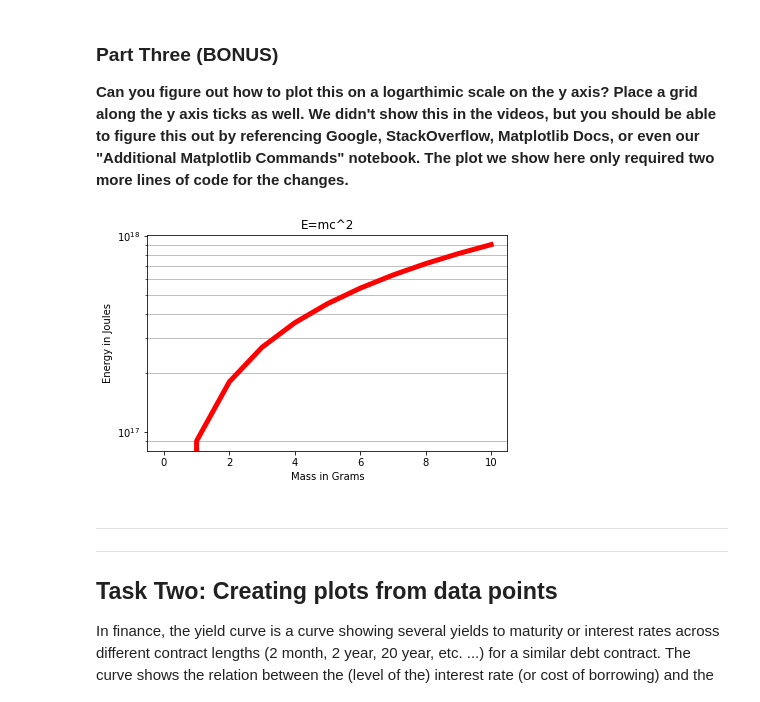
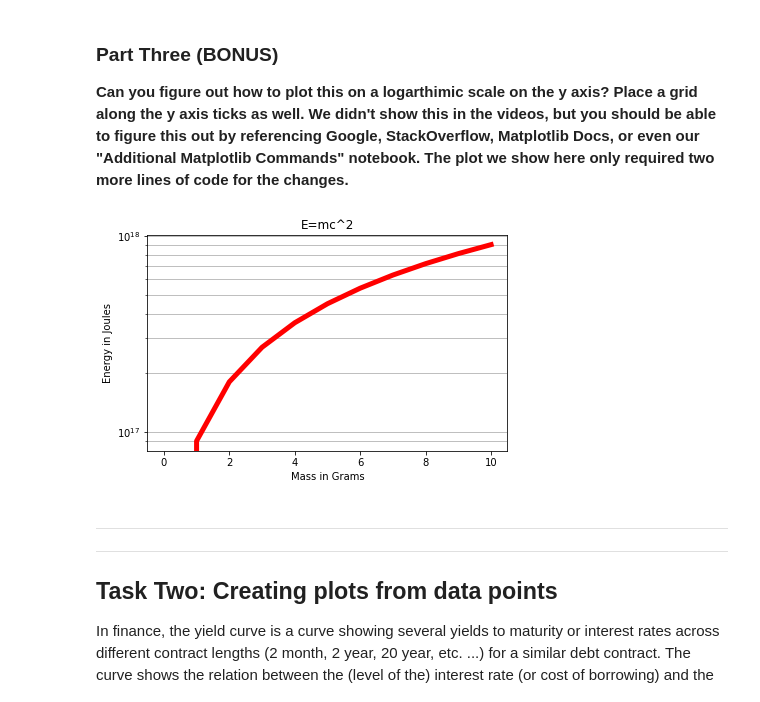
Before and after one commit to Denisse-AB/machine-learning, a Jupyter notebook: Matplotlib Exercises.ipynb, the cells around one changed output. Cells and saved outputs as stored; diff of their text form; code cells hidden in the pictures.

```diff
--- a/Matplotlib Exercises.ipynb
+++ b/Matplotlib Exercises.ipynb
@@ -37,8 +37,7 @@ m
 # %% [output]
 array([ 0.,  1.,  2.,  3.,  4.,  5.,  6.,  7.,  8.,  9., 10.])
 # %%
-c = 299792458
-e = m*c**2
-# np.format_float_scientific(e, unique=False, precision=2)
+c = 3 * 10**8
+e = m * c**2
 e
 # %% [output]
@@ -78,22 +77,22 @@ plt.show()
 # %%
 # Logarithmic scale
 fig = plt.figure(figsize=(5,3))
 
 ax = np.arange(0, 12, 2)
 
 axes = fig.add_axes([0, 0, 1, 1])
 
 axes.plot(m, e, color="red", lw=5)
 
 axes.set_xlabel('Mass in Grams')
 axes.set_ylabel('Energy in Joules')
 axes.set_title('E=mc^2')
 axes.set_yscale("log")
 
-axes.grid(True, which='minor')
+axes.grid(True, which='both', axis='y')
 plt.show()
 # %% [output]
-[figure, old version]
+[figure, new version]
 # %% [markdown]
 ---
 ---
```
Also changed, not shown: parts of 7 cells of this notebook.
